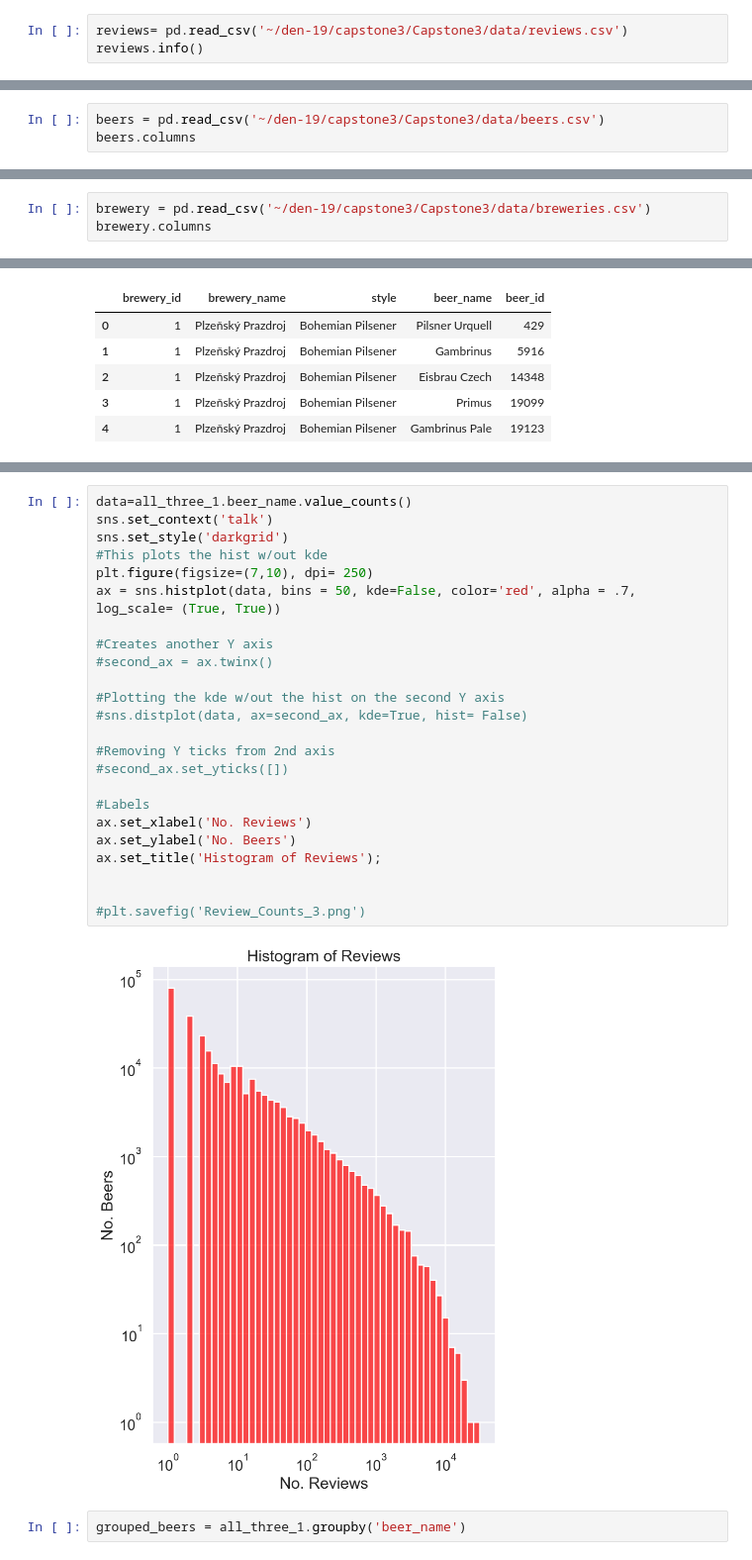
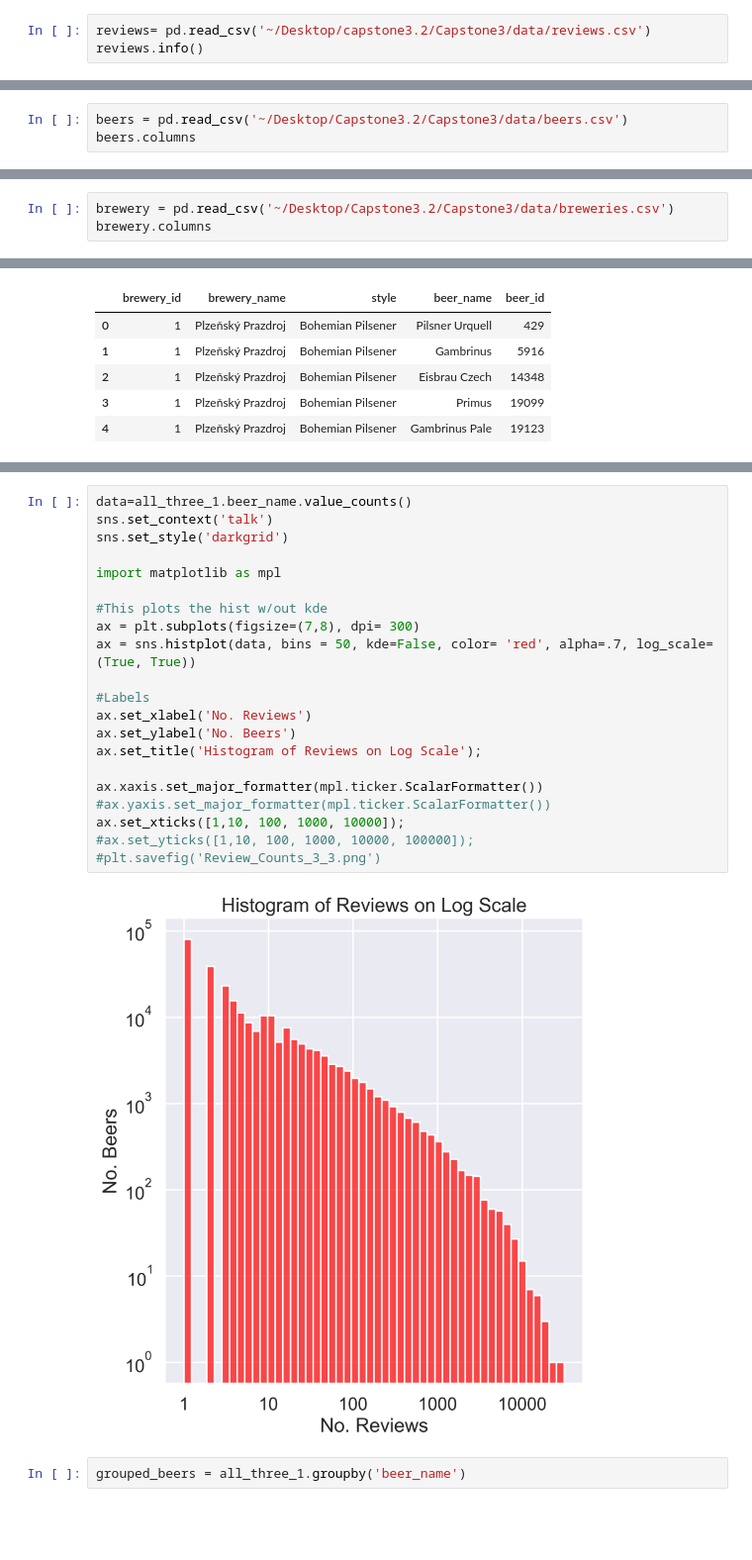
Before and after one commit to DevoSilk/Capstone3, a Jupyter notebook: src/cap3copy.ipynb, the cells around one changed output, grey strips where cells are left out. Shown at 99% size. Saved outputs shown, nothing was run; the diff lists cells and outputs as text; blank space fills up the shorter version.

```diff
--- a/src/cap3copy.ipynb
+++ b/src/cap3copy.ipynb
@@ -29,7 +29,7 @@ import seaborn as sns
 import warnings
 warnings.filterwarnings("ignore")
 # %%
-reviews= pd.read_csv('~/den-19/capstone3/Capstone3/data/reviews.csv')
+reviews= pd.read_csv('~/Desktop/capstone3.2/Capstone3/data/reviews.csv')
 reviews.info()
 # %% [output]
 <class 'pandas.core.frame.DataFrame'>
@@ -81,7 +81,7 @@ Data columns (total 8 columns):
 dtypes: float64(6), int64(1), object(1)
 memory usage: 553.8+ MB
 # %%
-beers = pd.read_csv('~/den-19/capstone3/Capstone3/data/beers.csv')
+beers = pd.read_csv('~/Desktop/Capstone3.2/Capstone3/data/beers.csv')
 beers.columns
 # %% [output]
 Index(['id', 'name', 'brewery_id', 'state', 'country', 'style', 'availability',
@@ -101,7 +101,7 @@ beers_1.head()
 | 8818 | 6 | Turbodog | 3 | English Brown Ale |
 | 8819 | 7 | Purple Haze | 3 | Fruit and Field Beer |
 # %%
-brewery = pd.read_csv('~/den-19/capstone3/Capstone3/data/breweries.csv')
+brewery = pd.read_csv('~/Desktop/Capstone3.2/Capstone3/data/breweries.csv')
 brewery.columns
 # %% [output]
 Index(['id', 'name', 'city', 'state', 'country', 'notes', 'types'], dtype='object')
@@ -181,29 +179,26 @@ all_three_1.head(10)
 # %%
 data=all_three_1.beer_name.value_counts()
 sns.set_context('talk')
 sns.set_style('darkgrid')
+
+import matplotlib as mpl
+
 #This plots the hist w/out kde
-plt.figure(figsize=(7,10), dpi= 250)
-ax = sns.histplot(data, bins = 50, kde=False, color='red', alpha = .7, log_scale= (True, True))
-
-#Creates another Y axis
-#second_ax = ax.twinx()
-
-#Plotting the kde w/out the hist on the second Y axis
-#sns.distplot(data, ax=second_ax, kde=True, hist= False)
-
-#Removing Y ticks from 2nd axis
-#second_ax.set_yticks([])
+ax = plt.subplots(figsize=(7,8), dpi= 300)
+ax = sns.histplot(data, bins = 50, kde=False, color= 'red', alpha=.7, log_scale=(True, True))
 
 #Labels
 ax.set_xlabel('No. Reviews')
 ax.set_ylabel('No. Beers')
-ax.set_title('Histogram of Reviews');
+ax.set_title('Histogram of Reviews on Log Scale');
 
-
-#plt.savefig('Review_Counts_3.png')
+ax.xaxis.set_major_formatter(mpl.ticker.ScalarFormatter())
+#ax.yaxis.set_major_formatter(mpl.ticker.ScalarFormatter())
+ax.set_xticks([1,10, 100, 1000, 10000]);
+#ax.set_yticks([1,10, 100, 1000, 10000, 100000]);
+#plt.savefig('Review_Counts_3_3.png')
 # %% [output]
-[figure, old version]
+[figure, new version]
 # %%
 grouped_beers = all_three_1.groupby('beer_name')
 # %%
```
Also changed, not shown: parts of 77 cells of this notebook, 4 other files.
